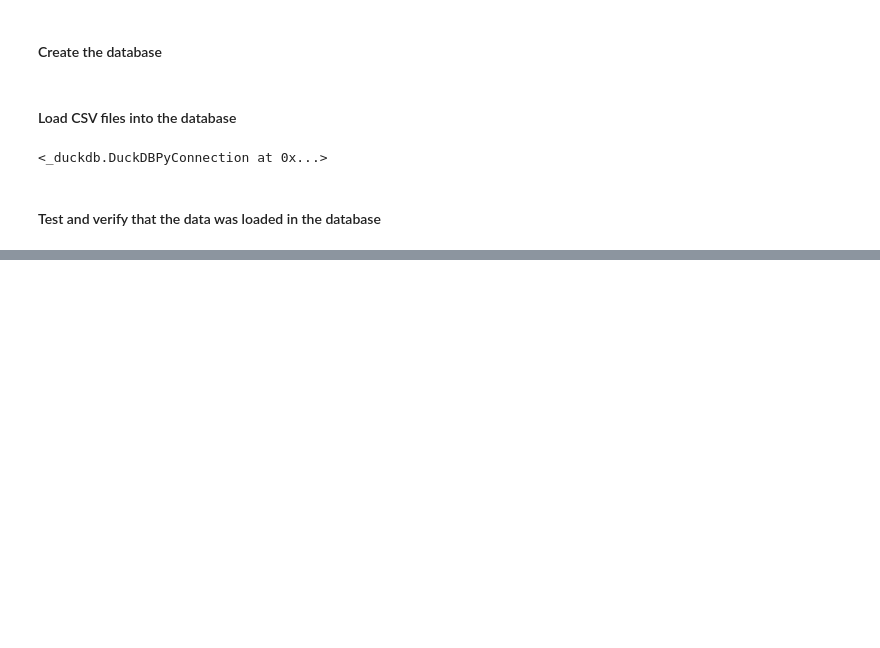
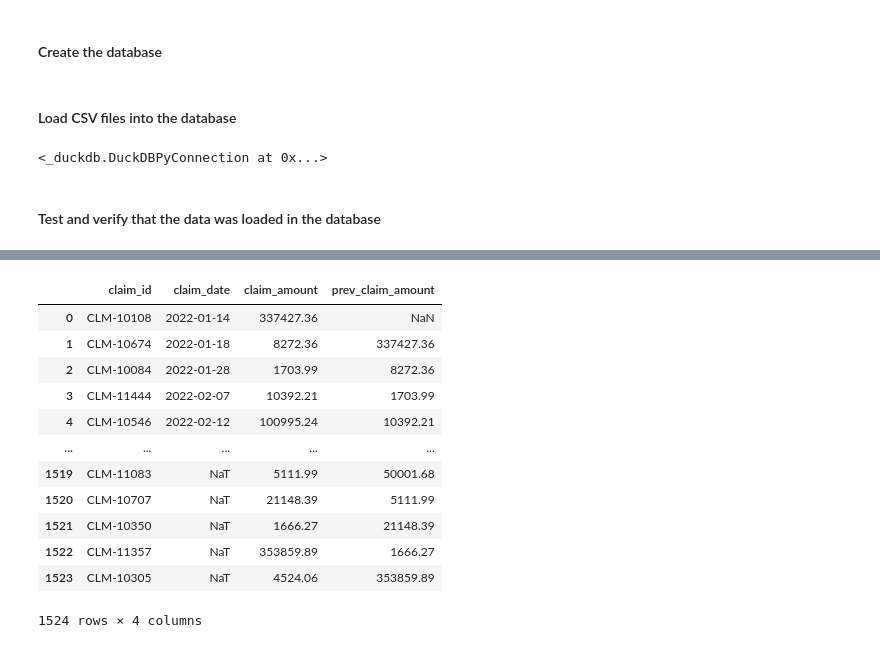
Before and after one commit to martinrod46/sql-interview-prep, a Jupyter notebook: sql_interview_prep.ipynb, the cells around one changed output, grey strips where cells are left out. Cells and saved outputs as stored; diff of their text form; code cells hidden in the pictures; blank space fills up the shorter version.

```diff
--- a/sql_interview_prep.ipynb
+++ b/sql_interview_prep.ipynb
@@ -150,0 +332,24 @@ conn.sql("""
+# %%
+conn.sql("""
+
+    SELECT claim_id,
+           claim_date,
+           claim_amount,
+           LAG(claim_amount) OVER(ORDER BY claim_date) AS prev_claim_amount
+    FROM fact_claims;
+
+    """).df()
+# %% [output]
+|  | claim_id | claim_date | claim_amount | prev_claim_amount |
+| 0 | CLM-10108 | 2022-01-14 | 337427.36 | NaN |
+| 1 | CLM-10674 | 2022-01-18 | 8272.36 | 337427.36 |
+| 2 | CLM-10084 | 2022-01-28 | 1703.99 | 8272.36 |
+| 3 | CLM-11444 | 2022-02-07 | 10392.21 | 1703.99 |
+| 4 | CLM-10546 | 2022-02-12 | 100995.24 | 10392.21 |
+| ... | ... | ... | ... | ... |
+| 1519 | CLM-11083 | NaT | 5111.99 | 50001.68 |
+| 1520 | CLM-10707 | NaT | 21148.39 | 5111.99 |
+| 1521 | CLM-10350 | NaT | 1666.27 | 21148.39 |
+| 1522 | CLM-11357 | NaT | 353859.89 | 1666.27 |
+| 1523 | CLM-10305 | NaT | 4524.06 | 353859.89 |
+1524 rows × 4 columns
```
Also changed, not shown: parts of 27 cells of this notebook.
